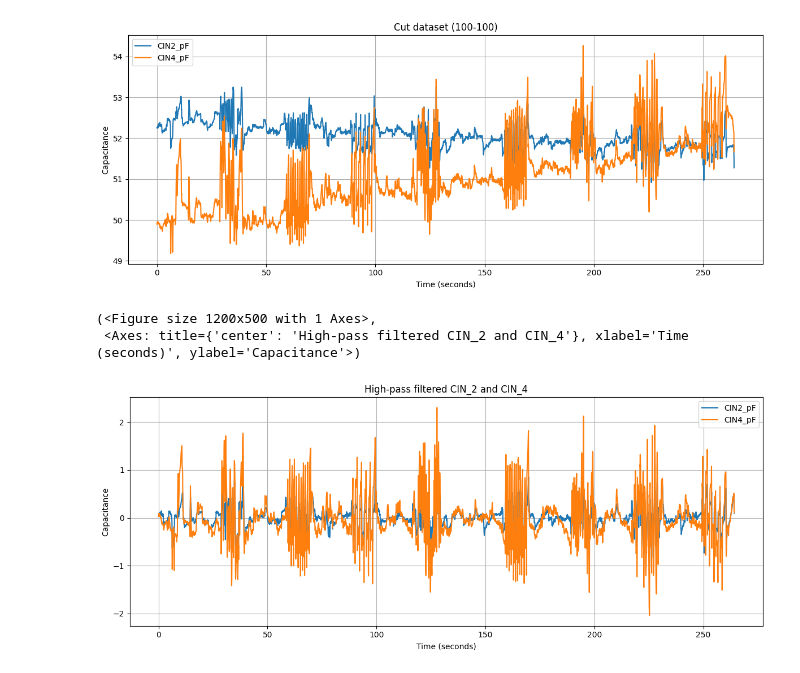
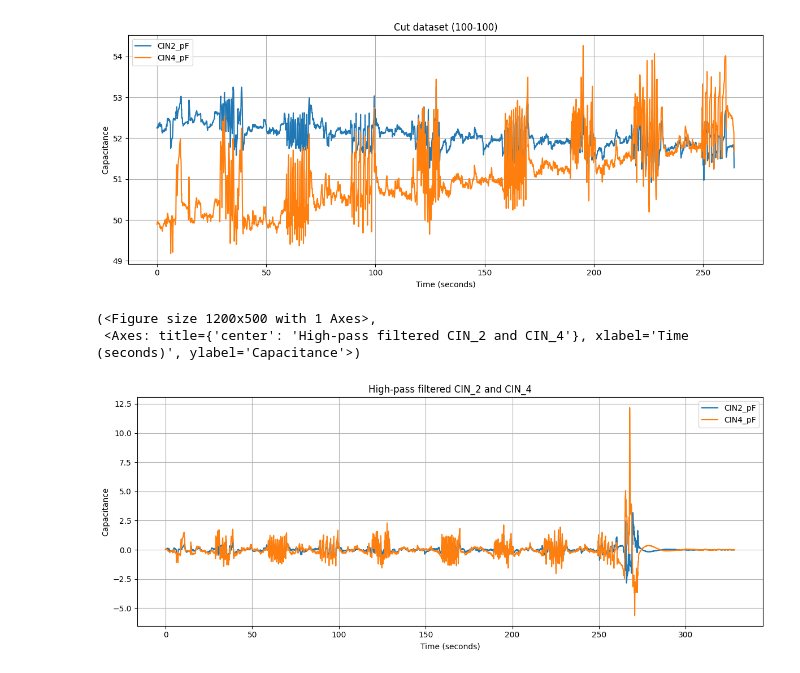
Before and after one commit to Qawes/CapMeter, a Jupyter notebook: data_analysis/signal_processing.ipynb, the cells around one changed output. Saved outputs shown, nothing was run; the diff lists cells and outputs as text; code cells hidden in the pictures.

Commit message:
Signal Processing plots further developed

```diff
--- a/data_analysis/signal_processing.ipynb
+++ b/data_analysis/signal_processing.ipynb
@@ -78,16 +27,16 @@ plot(szeli_cut, channels="both", title="Cut dataset (100-100)")
 [figure]
 # %%
 high_pass_filtered = highpass_transform(
-    szeli_cut,
+    szeli_measurements,     #szeli_cut,
     cutoff_frequency=0.05,
     channels="both",
 )
 
 plot(high_pass_filtered, channels="both", title="High-pass filtered CIN_2 and CIN_4")
 # %% [output]
 (<Figure size 1200x500 with 1 Axes>,
  <Axes: title={'center': 'High-pass filtered CIN_2 and CIN_4'}, xlabel='Time (seconds)', ylabel='Capacitance'>)
-[figure, old version]
+[figure, new version]
 # %%
 #20 Hz-es a mérés és 0.5 Hz egy lassú szemmozgás, akkor legalább 40 window_size kell
 
```
Also changed, not shown: parts of 4 cells of this notebook.
